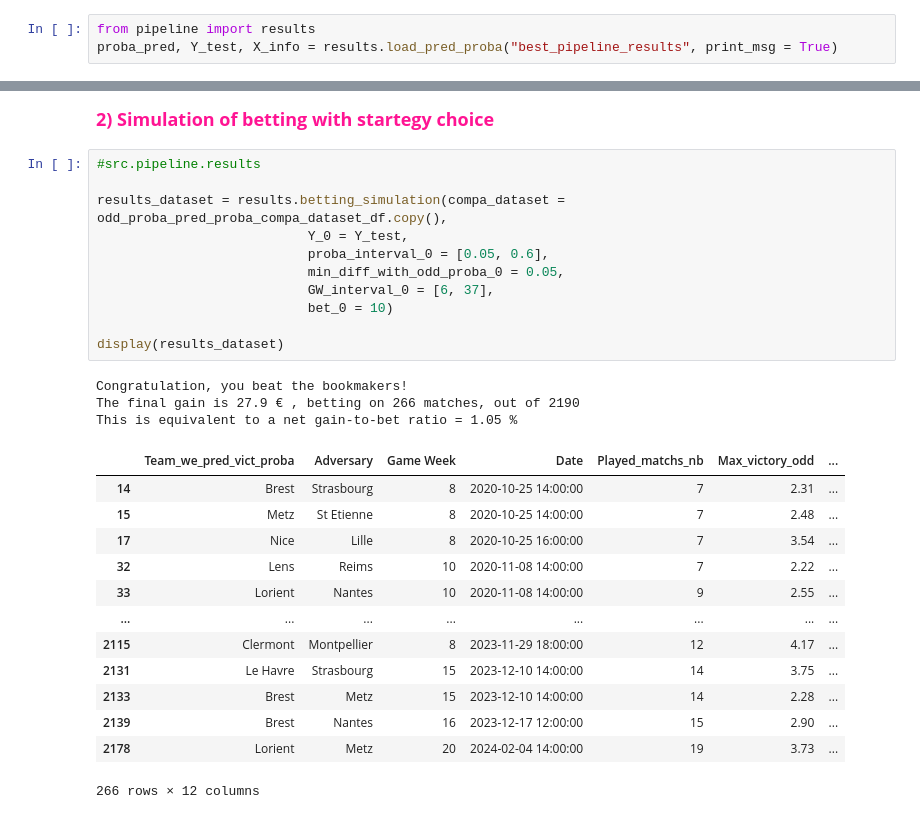
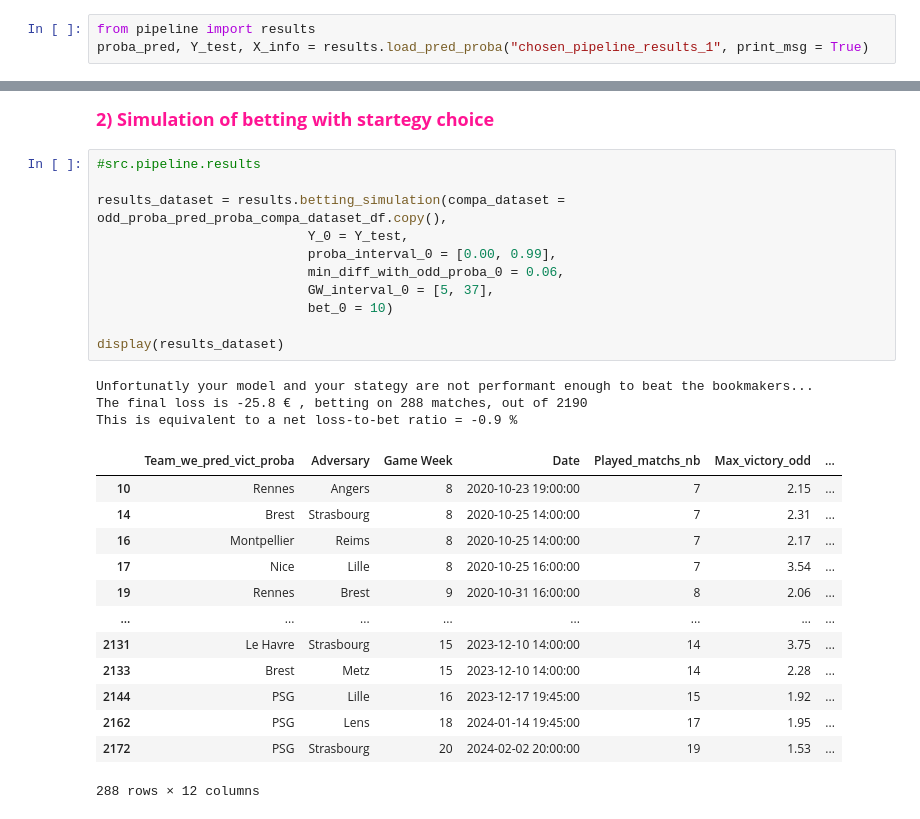
Before and after one commit to luc-polo/Football-probabilities-prediciton, a Jupyter notebook: notebooks/results_final.ipynb, the cells around one changed output, grey strips where cells are left out. Cells and saved outputs as stored; diff of their text form.

```diff
--- a/notebooks/results_final.ipynb
+++ b/notebooks/results_final.ipynb
@@ -16,5 +19,5 @@ import useful_functions
 Importation of the dataset(s)
 # %%
 from pipeline import results
-proba_pred, Y_test, X_info = results.load_pred_proba("best_pipeline_results", print_msg = True)
+proba_pred, Y_test, X_info = results.load_pred_proba("chosen_pipeline_results_1", print_msg = True)
 # %% [output]
@@ -72,28 +51,28 @@ display(odd_proba_pred_proba_compa_dataset_df)
 # %%
 #src.pipeline.results
 
 results_dataset = results.betting_simulation(compa_dataset = odd_proba_pred_proba_compa_dataset_df.copy(),
                            Y_0 = Y_test,
-                           proba_interval_0 = [0.05, 0.6],
-                           min_diff_with_odd_proba_0 = 0.05,
-                           GW_interval_0 = [6, 37],
+                           proba_interval_0 = [0.00, 0.99],
+                           min_diff_with_odd_proba_0 = 0.06,
+                           GW_interval_0 = [5, 37],
                            bet_0 = 10)
 
 display(results_dataset)
 # %% [output]
-Congratulation, you beat the bookmakers!
-The final gain is 27.9 € , betting on 266 matches, out of 2190
-This is equivalent to a net gain-to-bet ratio = 1.05 %
+Unfortunatly your model and your stategy are not performant enough to beat the bookmakers...
+The final loss is -25.8 € , betting on 288 matches, out of 2190
+This is equivalent to a net loss-to-bet ratio = -0.9 %
 |  | Team_we_pred_vict_proba | Adversary | Game Week | Date | Played_matchs_nb | Max_victory_odd | ... |
+| 10 | Rennes | Angers | 8 | 2020-10-23 19:00:00 | 7 | 2.15 | ... |
 | 14 | Brest | Strasbourg | 8 | 2020-10-25 14:00:00 | 7 | 2.31 | ... |
-| 15 | Metz | St Etienne | 8 | 2020-10-25 14:00:00 | 7 | 2.48 | ... |
+| 16 | Montpellier | Reims | 8 | 2020-10-25 14:00:00 | 7 | 2.17 | ... |
 | 17 | Nice | Lille | 8 | 2020-10-25 16:00:00 | 7 | 3.54 | ... |
-| 32 | Lens | Reims | 10 | 2020-11-08 14:00:00 | 7 | 2.22 | ... |
-| 33 | Lorient | Nantes | 10 | 2020-11-08 14:00:00 | 9 | 2.55 | ... |
+| 19 | Rennes | Brest | 9 | 2020-10-31 16:00:00 | 8 | 2.06 | ... |
 | ... | ... | ... | ... | ... | ... | ... | ... |
-| 2115 | Clermont | Montpellier | 8 | 2023-11-29 18:00:00 | 12 | 4.17 | ... |
 | 2131 | Le Havre | Strasbourg | 15 | 2023-12-10 14:00:00 | 14 | 3.75 | ... |
 | 2133 | Brest | Metz | 15 | 2023-12-10 14:00:00 | 14 | 2.28 | ... |
-| 2139 | Brest | Nantes | 16 | 2023-12-17 12:00:00 | 15 | 2.90 | ... |
-| 2178 | Lorient | Metz | 20 | 2024-02-04 14:00:00 | 19 | 3.73 | ... |
+| 2144 | PSG | Lille | 16 | 2023-12-17 19:45:00 | 15 | 1.92 | ... |
+| 2162 | PSG | Lens | 18 | 2024-01-14 19:45:00 | 17 | 1.95 | ... |
+| 2172 | PSG | Strasbourg | 20 | 2024-02-02 20:00:00 | 19 | 1.53 | ... |
-266 rows × 12 columns
+288 rows × 12 columns
```
Also changed, not shown: parts of 4 cells of this notebook, 4 other files.
